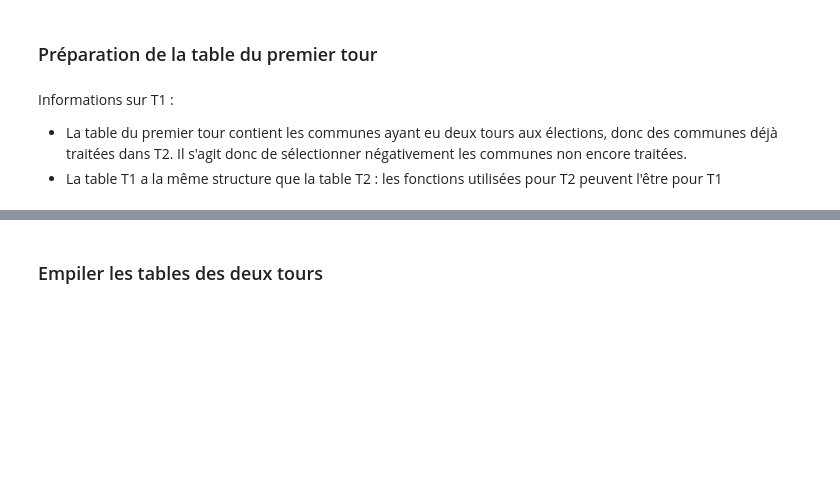
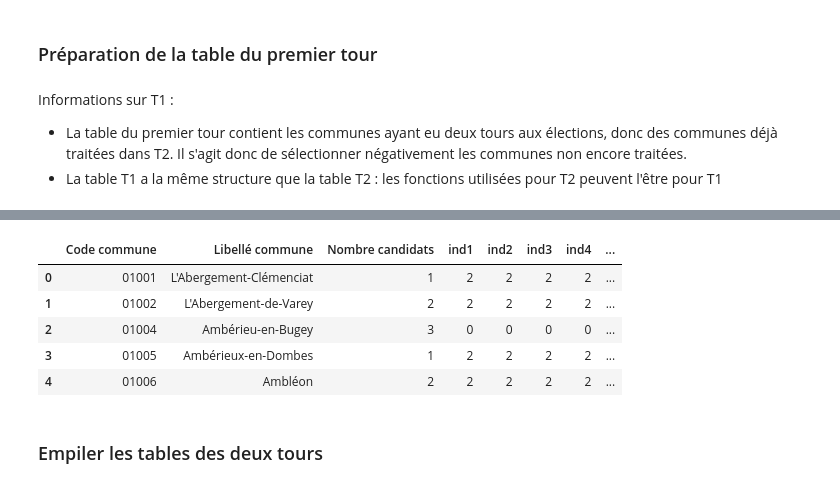
Before and after one commit to nelissanne/bistrots-et-bulletins, a Jupyter notebook: data_load_and_prep/2.data-prep.ipynb, the cells around one changed output, grey strips where cells are left out. Saved outputs shown, nothing was run; the diff lists cells and outputs as text; code cells hidden in the pictures; blank space fills up the shorter version.

```diff
--- a/data_load_and_prep/2.data-prep.ipynb
+++ b/data_load_and_prep/2.data-prep.ipynb
@@ -253,18 +462,25 @@ t1_muni_ind4['ind4'].value_counts()
 # %%
 # Jointure des tables d'indicateurs + ajout indicatrice tour 1 ou 2
 
 t1_muni_ind = (
     t1_muni_ind1
     .drop(columns=["Nuance_maj", "Couleur"])
     .merge(t1_muni_ind2[["Code commune", "ind2"]], on="Code commune", how="left")
     .merge(t1_muni_ind3[["Code commune", "ind3"]], on="Code commune", how="left")
     .merge(t1_muni_ind4[["Code commune", "ind4"]], on="Code commune", how="left")
-    .merge(t1_muni_voix_majo[["Code commune", "part_votes_liste_gagnante", "Abstentions", "Exprimés"]], on="Code commune", how="left")
+    .merge(t1_muni_voix_majo[["Code commune", "part_votes_liste_gagnante", "Inscrits","Abstentions", "Exprimés"]], on="Code commune", how="left")
 )
 
 t1_muni_ind["tour"] = 1
 
 t1_muni_ind.head()
+# %% [output]
+|  | Code commune | Libellé commune | Nombre candidats | ind1 | ind2 | ind3 | ind4 | ... |
+| 0 | 01001 | L'Abergement-Clémenciat | 1 | 2 | 2 | 2 | 2 | ... |
+| 1 | 01002 | L'Abergement-de-Varey | 2 | 2 | 2 | 2 | 2 | ... |
+| 2 | 01004 | Ambérieu-en-Bugey | 3 | 0 | 0 | 0 | 0 | ... |
+| 3 | 01005 | Ambérieux-en-Dombes | 1 | 2 | 2 | 2 | 2 | ... |
+| 4 | 01006 | Ambléon | 2 | 2 | 2 | 2 | 2 | ... |
 # %% [markdown]
 ### Empiler les tables des deux tours
 # %%
```
Also changed, not shown: parts of 35 cells of this notebook, 2 other files.
